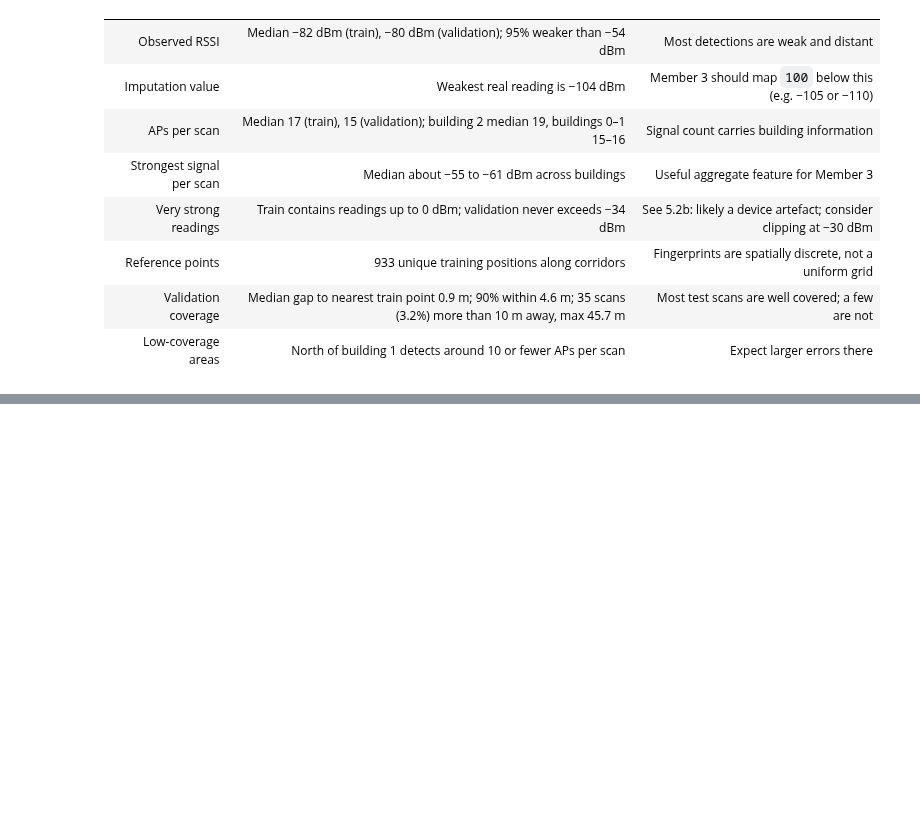
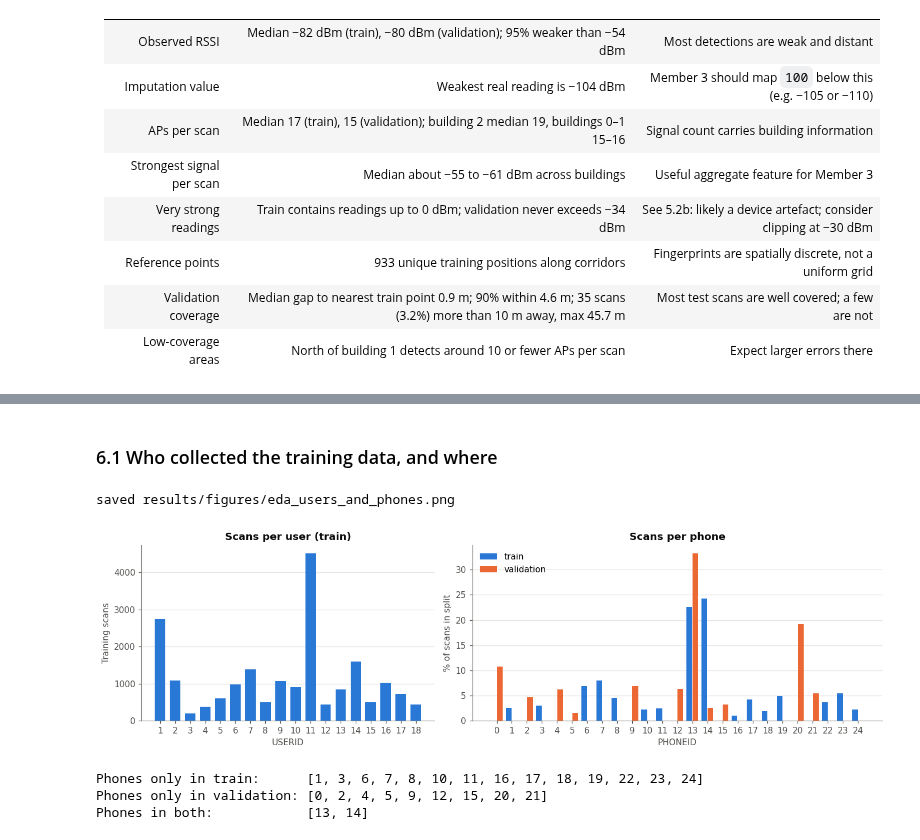
Before and after one commit to Hashicy/indoor-wifi-positioning, a Jupyter notebook: notebooks/01_dataset_eda.ipynb, the cells around one changed output, grey strips where cells are left out. Drawn from its saved outputs; the diff is of its cells as text; code cells hidden in the pictures; blank space fills up the shorter version.

```diff
--- a/notebooks/01_dataset_eda.ipynb
+++ b/notebooks/01_dataset_eda.ipynb
@@ -875,0 +897,38 @@ coverage overall (median 19 APs per scan vs 15–16 in buildings 0 and 1).
+# %% [markdown]
+### 6.1 Who collected the training data, and where
+# %%
+users = train["USERID"].value_counts().sort_index()
+phones_tr = train["PHONEID"].value_counts().sort_index()
+phones_va = val["PHONEID"].value_counts().sort_index()
+
+fig, axes = plt.subplots(1, 2, figsize=(13, 3.8), gridspec_kw={"width_ratios": [1, 1.4]})
+axes[0].bar(users.index.astype(str), users.values, color=SPLIT_COLORS["train"], width=0.7)
+axes[0].set_xlabel("USERID")
+axes[0].set_ylabel("Training scans")
+axes[0].set_title("Scans per user (train)")
+
+all_phones = sorted(set(phones_tr.index) | set(phones_va.index))
+x = np.arange(len(all_phones))
+tr_pct = phones_tr.reindex(all_phones, fill_value=0) / len(train) * 100
+va_pct = phones_va.reindex(all_phones, fill_value=0) / len(val) * 100
+w = 0.38
+axes[1].bar(x - (w + 0.02) / 2, tr_pct, width=w, color=SPLIT_COLORS["train"], label="train")
+axes[1].bar(x + (w + 0.02) / 2, va_pct, width=w, color=SPLIT_COLORS["validation"], label="validation")
+axes[1].set_xticks(x, [str(p) for p in all_phones])
+axes[1].set_xlabel("PHONEID")
+axes[1].set_ylabel("% of scans in split")
+axes[1].set_title("Scans per phone")
+axes[1].legend(loc="upper left")
+fig.tight_layout()
+save(fig, "users_and_phones")
+plt.show()
+
+print("Phones only in train:     ", sorted(set(phones_tr.index) - set(phones_va.index)))
+print("Phones only in validation:", sorted(set(phones_va.index) - set(phones_tr.index)))
+print("Phones in both:           ", sorted(set(phones_tr.index) & set(phones_va.index)))
+# %% [output]
+saved results/figures/eda_users_and_phones.png
+[figure, added]
+Phones only in train:      [1, 3, 6, 7, 8, 10, 11, 16, 17, 18, 19, 22, 23, 24]
+Phones only in validation: [0, 2, 4, 5, 9, 12, 15, 20, 21]
+Phones in both:            [13, 14]
```
Also changed, not shown: parts of 23 cells of this notebook, 8 other files.
